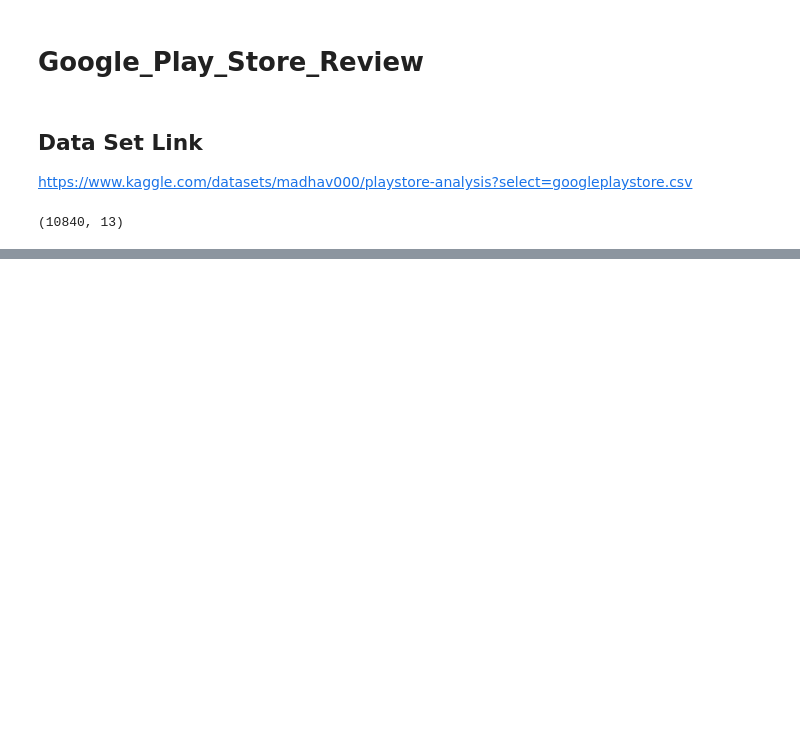
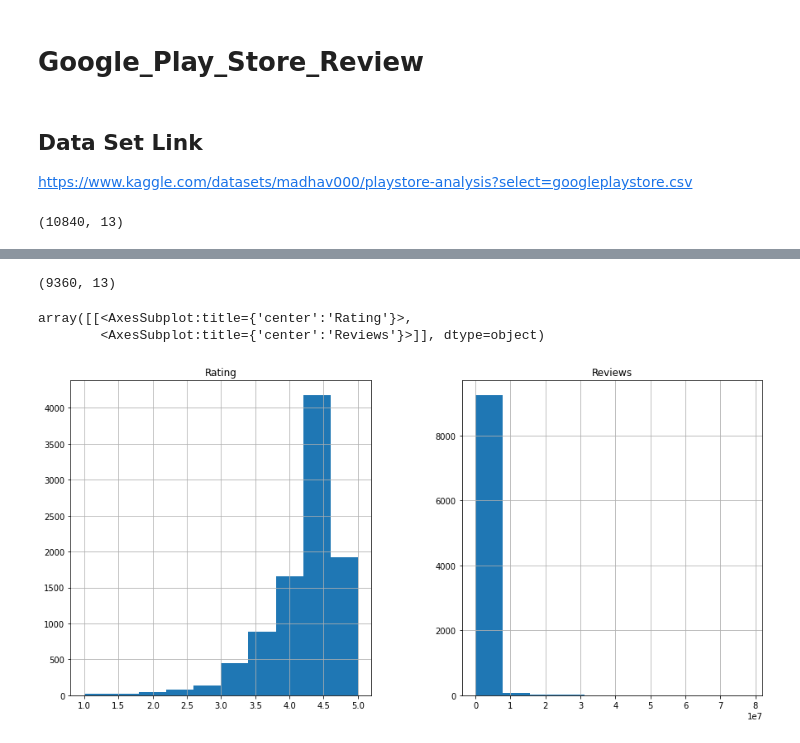
Before and after one commit to MrVishalKumbhar/Google_Play_Store_Review, a Jupyter notebook: Google_platstore_review.ipynb, the cells around one changed output, grey strips where cells are left out. Drawn from its saved outputs; the diff is of its cells as text; code cells hidden in the pictures; blank space fills up the shorter version.

```diff
--- a/Google_platstore_review.ipynb
+++ b/Google_platstore_review.ipynb
@@ -48,0 +142,4 @@ df.head()
+# %%
+# Drop_nan_values
+df.dropna(inplace = True)
+df.head(10)
@@ -48,0 +176,12 @@ df.head()
+# %%
+# check_shape
+df.shape
+# %% [output]
+(9360, 13)
+# %%
+# default_histogram
+df.hist()
+# %% [output]
+array([[<AxesSubplot:title={'center':'Rating'}>,
+        <AxesSubplot:title={'center':'Reviews'}>]], dtype=object)
+[figure, added]
```
Also changed, not shown: parts of 9 cells of this notebook.
